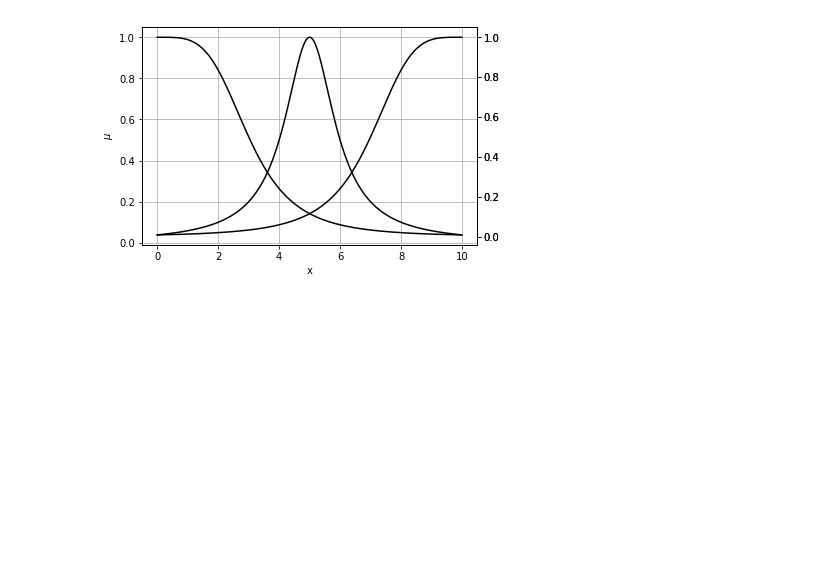
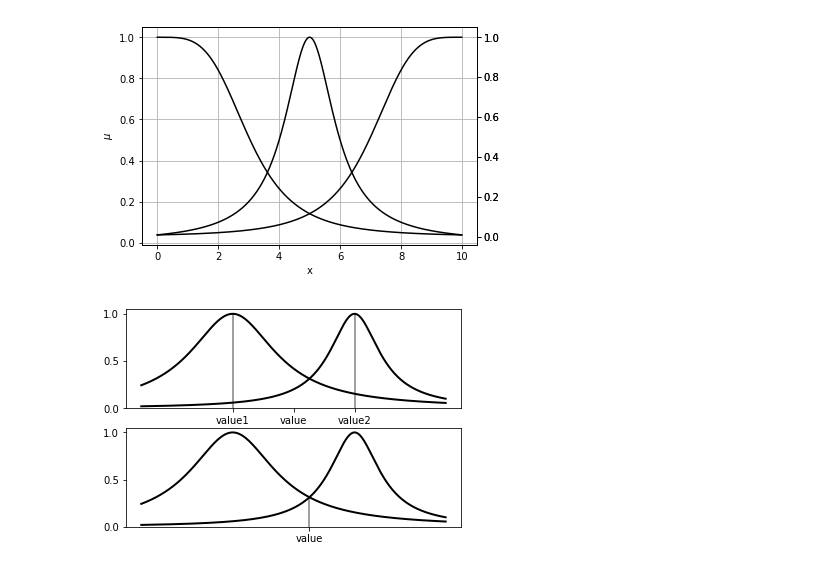
Before and after one commit to fox0/twi_bot, a Jupyter notebook: draft/article_plot.ipynb, the cells around one changed output. Cells and saved outputs as stored; diff of their text form; code cells hidden in the pictures; blank space fills up the shorter version.

```diff
--- a/draft/article_plot.ipynb
+++ b/draft/article_plot.ipynb
@@ -28,3 +28,67 @@ ax.grid()
 fig.savefig('img/fig4.png', dpi=300)
 # %% [output]
 [figure]
+# %%
+import numpy as np
+import matplotlib.pyplot as plt
+from matplotlib.patches import Polygon
+
+
+def func(x, u, p=2, k=1.0):
+    return 1 / (1 + ((x-u)/k)**p)
+
+
+a, b = 3, 7
+x = np.arange(0.0, 10.0, 0.01)
+
+ax = plt.subplot(211)
+y = func(x, a, k=1.7)
+ax.plot(x, y, color='0', linewidth=2)
+plt.ylim(ymin=0)
+
+y = func(x, b)
+ax.plot(x, y, color='0', linewidth=2)
+
+ax.vlines(a, -1, 1, color='0.5')
+ax.vlines(b, -1, 1, color='0.5')
+# ax.vlines(5, -1, 2, color='0.5')
+
+ax.set_xticks((a, b, 5))
+ax.set_xticklabels(('value1', 'value2', 'value'))
+
+
+ax = plt.subplot(212)
+y = func(x, a, k=1.7)
+ax.plot(x, y, color='0', linewidth=2)
+plt.ylim(ymin=0)
+
+y2 = func(x, b)
+ax.plot(x, y2, color='0', linewidth=2)
+
+d = 5.52
+ax.vlines(d, -1, 0.3, color='0.5')
+
+ax.set_xticks((d,))
+ax.set_xticklabels(('value',))
+
+
+# Make the shaded region
+# ix = np.linspace(a, b)
+# iy = func(ix, 5)
+# verts = [(a, 0)] + list(zip(ix, iy)) + [(b, 0)]
+# poly = Polygon(verts, facecolor='0.9', edgecolor='0.5')
+# ax.add_patch(poly)
+
+# plt.text(0.5 * (a + b), 30, r"$\int_a^b f(x)\mathrm{d}x$",
+#          horizontalalignment='center', fontsize=20)
+
+# plt.figtext(0.9, 0.05, '$x$')
+# plt.figtext(0.1, 0.9, r'$\mu$')
+
+# ax.spines['right'].set_visible(False)
+# ax.spines['top'].set_visible(False)
+# ax.xaxis.set_ticks_position('bottom')
+
+plt.savefig('img/fig7.png', dpi=300)
+# %% [output]
+[figure, added]
```
Also changed, not shown: parts of 1 cell of this notebook, 1 other file.
